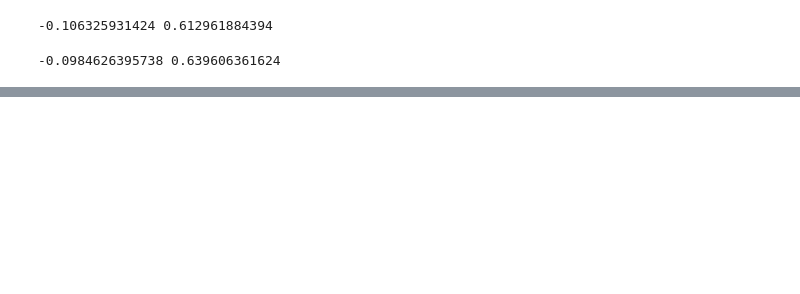
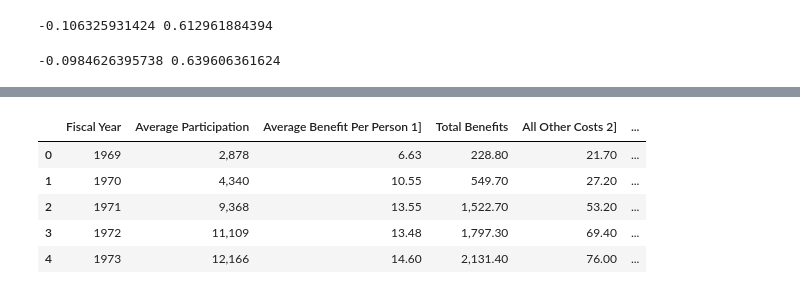
Before and after one commit to thenups/project2-crimemapping, a Jupyter notebook: jam_working/violent_crime_exploration.ipynb, the cells around one changed output, grey strips where cells are left out. Cells and saved outputs as stored; diff of their text form; code cells hidden in the pictures; blank space fills up the shorter version.

```diff
--- a/jam_working/violent_crime_exploration.ipynb
+++ b/jam_working/violent_crime_exploration.ipynb
@@ -605,0 +704,9 @@ print(r_row, p_value)
+# %%
+df_SNAP.head()
+# %% [output]
+|  | Fiscal Year | Average Participation | Average Benefit Per Person 1] | Total Benefits | All Other Costs 2] | ... |
+| 0 | 1969 | 2,878 | 6.63 | 228.80 | 21.70 | ... |
+| 1 | 1970 | 4,340 | 10.55 | 549.70 | 27.20 | ... |
+| 2 | 1971 | 9,368 | 13.55 | 1,522.70 | 53.20 | ... |
+| 3 | 1972 | 11,109 | 13.48 | 1,797.30 | 69.40 | ... |
+| 4 | 1973 | 12,166 | 14.60 | 2,131.40 | 76.00 | ... |
```
Also changed, not shown: parts of 40 cells of this notebook, 2 other files.
